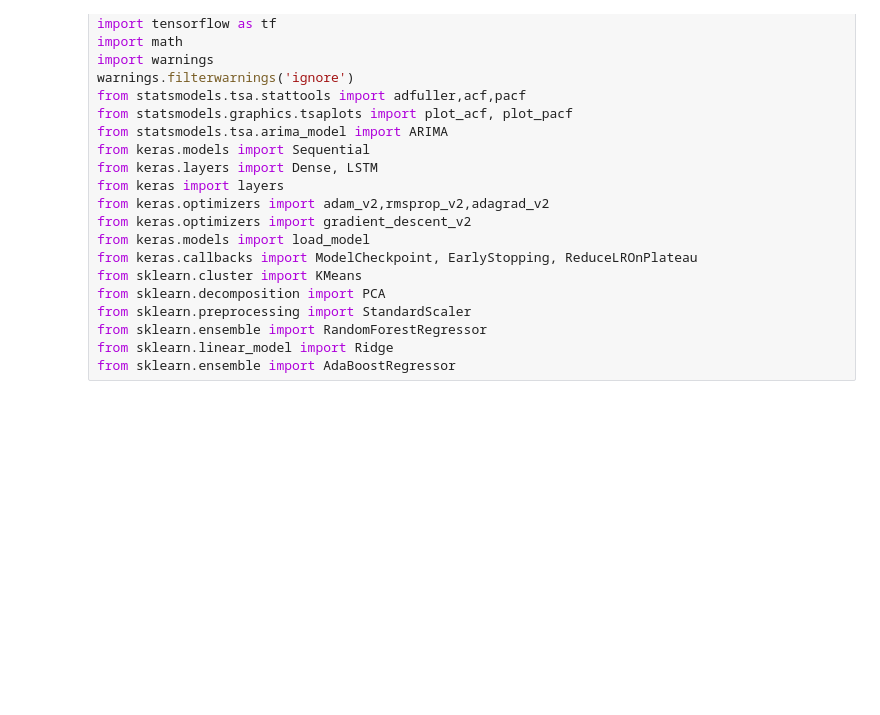
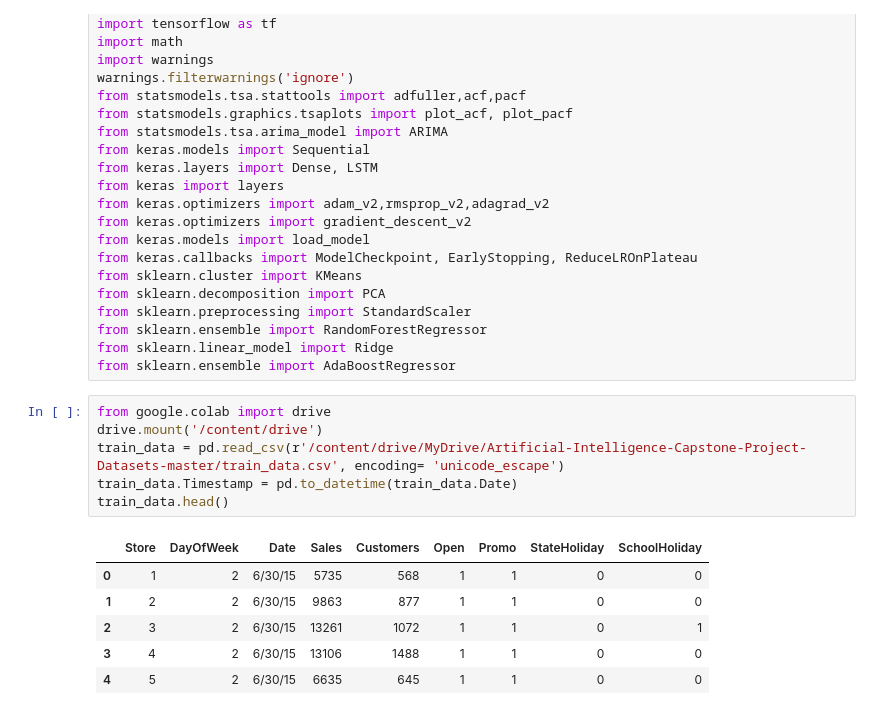
Before and after one commit to kumarsh8483/AI, a Jupyter notebook: Welcome_To_Colaboratory.ipynb, the cells around one changed output. Cells and saved outputs as stored; diff of their text form; blank space fills up the shorter version.

```diff
--- a/Welcome_To_Colaboratory.ipynb
+++ b/Welcome_To_Colaboratory.ipynb
@@ -152,3 +152,16 @@ from sklearn.preprocessing import StandardScaler
 from sklearn.ensemble import RandomForestRegressor
 from sklearn.linear_model import Ridge
 from sklearn.ensemble import AdaBoostRegressor
+# %%
+from google.colab import drive
+drive.mount('/content/drive')
+train_data = pd.read_csv(r'/content/drive/MyDrive/Artificial-Intelligence-Capstone-Project-Datasets-master/train_data.csv', encoding= 'unicode_escape')
+train_data.Timestamp = pd.to_datetime(train_data.Date)
+train_data.head()
+# %% [output]
+|  | Store | DayOfWeek | Date | Sales | Customers | Open | Promo | StateHoliday | SchoolHoliday |
+| 0 | 1 | 2 | 6/30/15 | 5735 | 568 | 1 | 1 | 0 | 0 |
+| 1 | 2 | 2 | 6/30/15 | 9863 | 877 | 1 | 1 | 0 | 0 |
+| 2 | 3 | 2 | 6/30/15 | 13261 | 1072 | 1 | 1 | 0 | 1 |
+| 3 | 4 | 2 | 6/30/15 | 13106 | 1488 | 1 | 1 | 0 | 0 |
+| 4 | 5 | 2 | 6/30/15 | 6635 | 645 | 1 | 1 | 0 | 0 |
```
Also changed, not shown: parts of 4 cells of this notebook.
